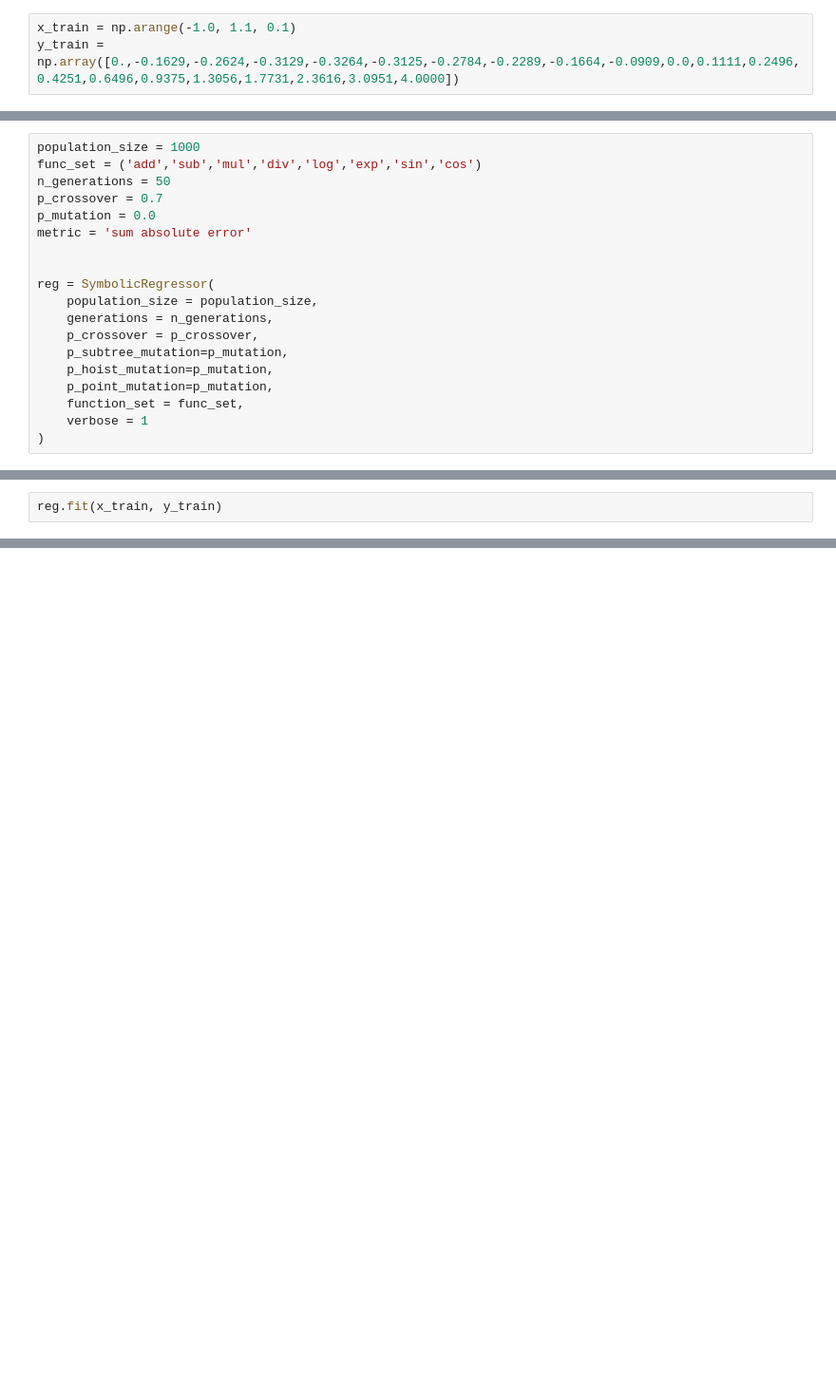
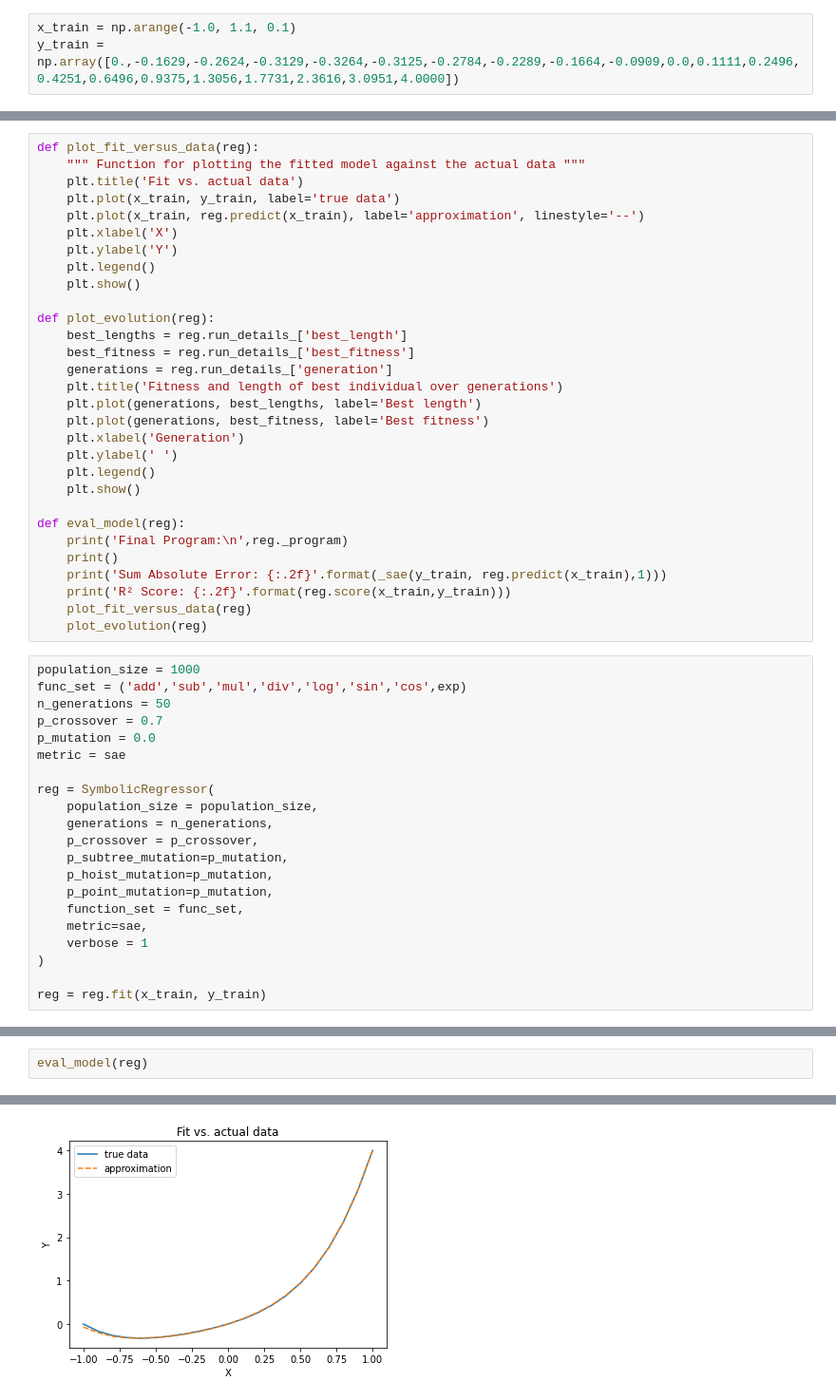
Before and after one commit to verrannt/natural-computing, a Jupyter notebook: Assignment 1 - Exercise 8.ipynb, the cells around one changed output, grey strips where cells are left out. Shown: that part at 95% size. Saved outputs shown, nothing was run; the diff lists cells and outputs as text; blank space fills up the shorter version.

```diff
--- a/Assignment 1 - Exercise 8.ipynb
+++ b/Assignment 1 - Exercise 8.ipynb
@@ -15,11 +39,40 @@ plt.plot(x_train, y_train);plt.show()
+# %%
+def plot_fit_versus_data(reg):
+    """ Function for plotting the fitted model against the actual data """
+    plt.title('Fit vs. actual data')
+    plt.plot(x_train, y_train, label='true data')
+    plt.plot(x_train, reg.predict(x_train), label='approximation', linestyle='--')
+    plt.xlabel('X')
+    plt.ylabel('Y')
+    plt.legend()
+    plt.show()
+
+def plot_evolution(reg):
+    best_lengths = reg.run_details_['best_length']
+    best_fitness = reg.run_details_['best_fitness']
+    generations = reg.run_details_['generation']
+    plt.title('Fitness and length of best individual over generations')
+    plt.plot(generations, best_lengths, label='Best length')
+    plt.plot(generations, best_fitness, label='Best fitness')
+    plt.xlabel('Generation')
+    plt.ylabel(' ')
+    plt.legend()
+    plt.show()
+
+def eval_model(reg):
+    print('Final Program:\n',reg._program)
+    print()
+    print('Sum Absolute Error: {:.2f}'.format(_sae(y_train, reg.predict(x_train),1)))
+    print('R² Score: {:.2f}'.format(reg.score(x_train,y_train)))
+    plot_fit_versus_data(reg)
+    plot_evolution(reg)
 # %%
 population_size = 1000
-func_set = ('add','sub','mul','div','log','exp','sin','cos')
+func_set = ('add','sub','mul','div','log','sin','cos',exp)
 n_generations = 50
 p_crossover = 0.7
 p_mutation = 0.0
-metric = 'sum absolute error'
-
+metric = sae
 
 reg = SymbolicRegressor(
     population_size = population_size,
@@ -29,5 +82,8 @@ reg = SymbolicRegressor(
     p_hoist_mutation=p_mutation,
     p_point_mutation=p_mutation,
     function_set = func_set,
+    metric=sae,
     verbose = 1
 )
+
+reg = reg.fit(x_train, y_train)
@@ -34,2 +110,0 @@ reg = SymbolicRegressor(
-# %%
-reg.fit(x_train, y_train)
@@ -37,0 +111,3 @@ ValueError: invalid function name exp found in `function_set`.
+# %%
+eval_model(reg)
+# %% [output]
@@ -37,0 +119 @@ ValueError: invalid function name exp found in `function_set`.
+[figure, added]
```
Also changed, not shown: parts of 7 cells of this notebook.
